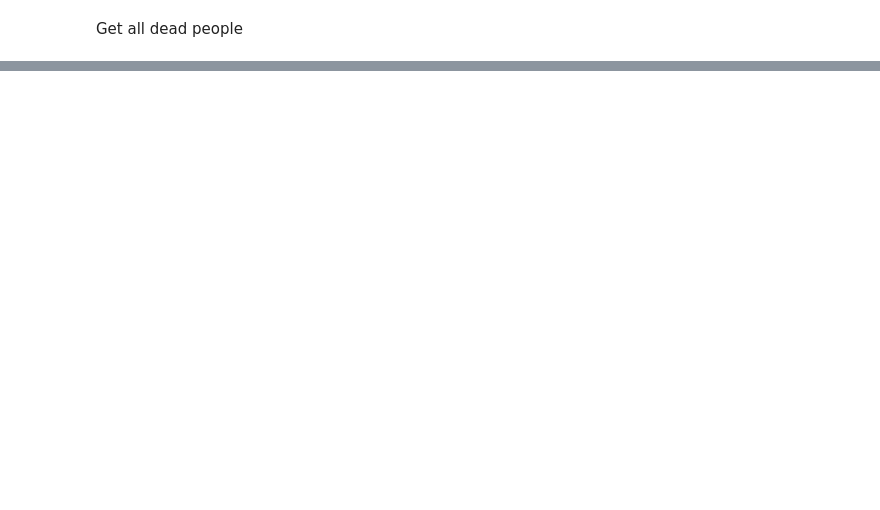
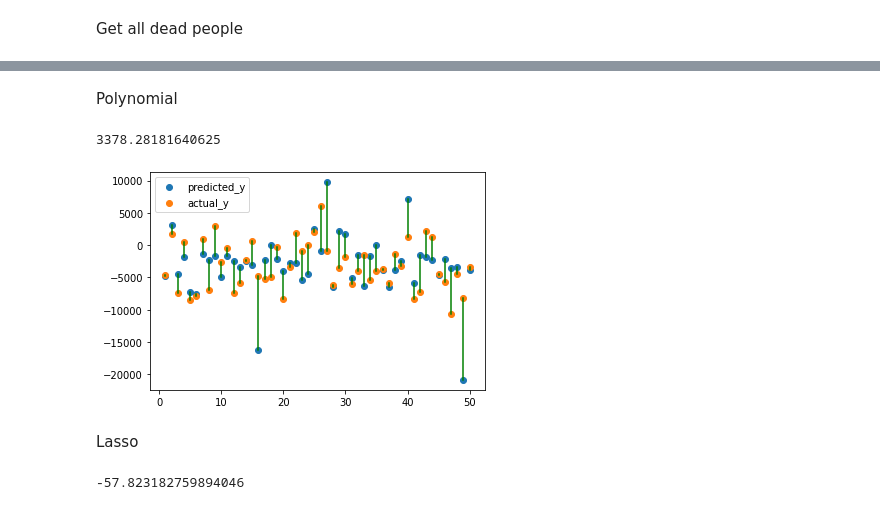
Before and after one commit to harshith7823/CS760-Project, a Jupyter notebook: part-3/Fill_biological_age_column.ipynb, the cells around one changed output, grey strips where cells are left out. Saved outputs shown, nothing was run; the diff lists cells and outputs as text; code cells hidden in the pictures; blank space fills up the shorter version.

```diff
--- a/part-3/Fill_biological_age_column.ipynb
+++ b/part-3/Fill_biological_age_column.ipynb
@@ -45,0 +94,25 @@ dead_people_ct_data.shape
+# %% [markdown]
+Polynomial
+# %%
+poly = PolynomialFeatures(degree=3, include_bias=True)
+x_train_trans = poly.fit_transform(x_train)
+x_test_trans = poly.transform(x_test)
+
+#include bias parameter
+lr = LinearRegression()
+lr.fit(x_train_trans, y_train)
+y_pred = lr.predict(x_test_trans)
+print(mean_absolute_error(y_test, y_pred))
+plot(y_test=y_test, y_pred=y_pred)
+# %% [output]
+3378.28181640625
+[figure, added]
+# %% [markdown]
+Lasso
+# %%
+lr = linear_model.Lasso(alpha=0.1)
+lr.fit(x_train_trans, y_train)
+y_pred = lr.predict(x_test_trans)
+print(r2_score(y_test, y_pred))
+# %% [output]
+-57.823182759894046
```
Also changed, not shown: parts of 9 cells of this notebook, 1 other file.
